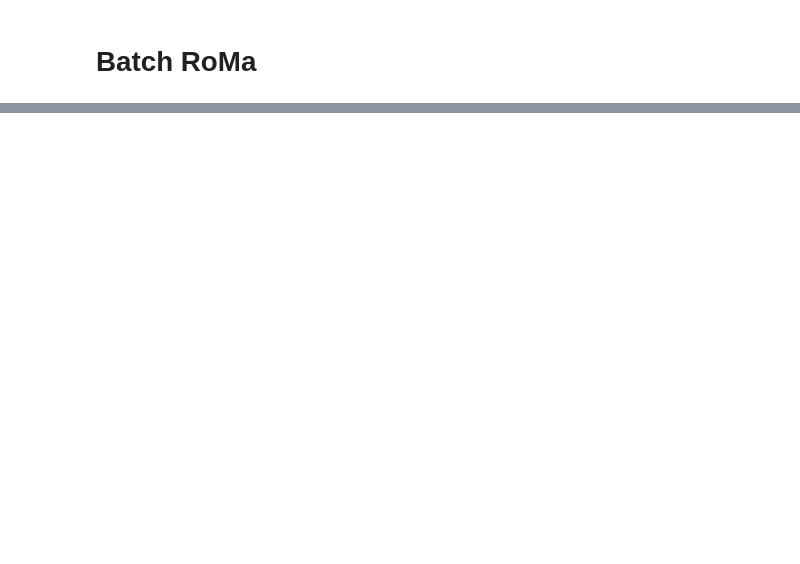
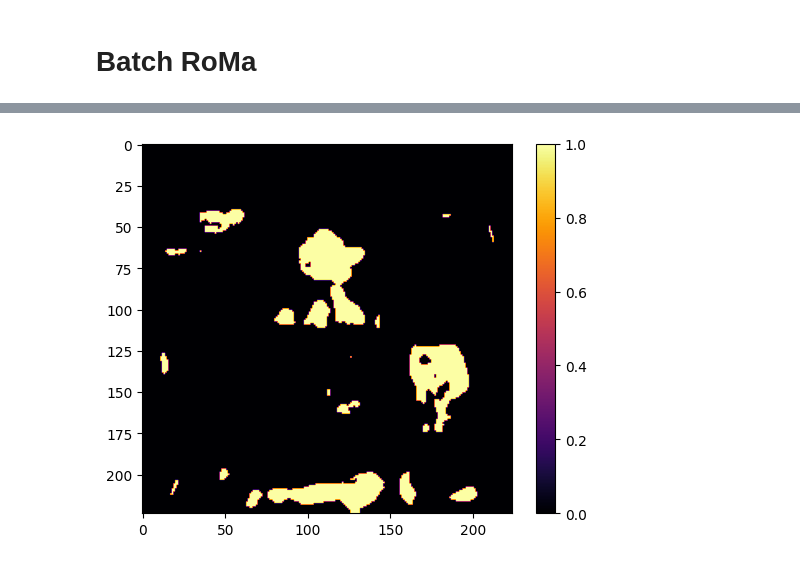
Before and after one commit to simoneangarano/kdust3r, a Jupyter notebook: Test.ipynb, the cells around one changed output, grey strips where cells are left out. Cells and saved outputs as stored; diff of their text form; code cells hidden in the pictures; blank space fills up the shorter version.

```diff
--- a/Test.ipynb
+++ b/Test.ipynb
@@ -715,3 +695,9 @@ kptsA[i].astype('int'), kptsA[i], kptsB[i].astype('int'), kptsB[i]
 result['pred1']['pts3d'].shape
 # %% [markdown]
 # Batch RoMa
+# %%
+import matplotlib.pyplot as plt
+from dust3r.inference import *
+from test import *
+
+H, W = 224, 224
@@ -717,0 +1081,6 @@ result['pred1']['pts3d'].shape
+# %%
+plt.imshow(cert.reshape(-1,H,W)[0].cpu().numpy(), cmap='inferno')
+plt.colorbar()
+plt.show()
+# %% [output]
+[figure, added]
```
Also changed, not shown: parts of 31 cells of this notebook, 4 other files.
